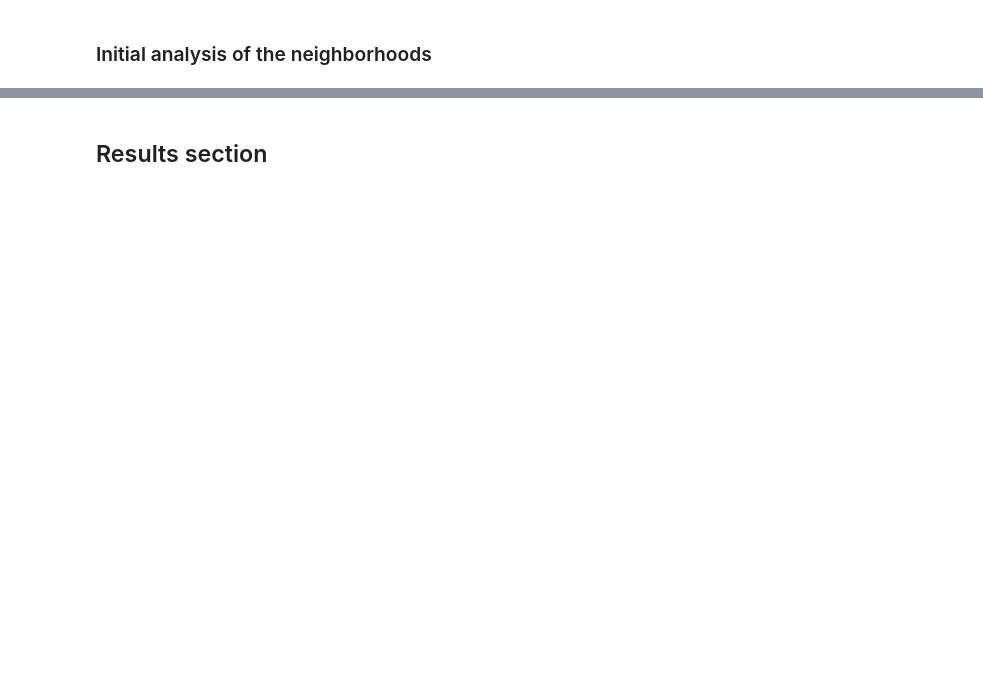
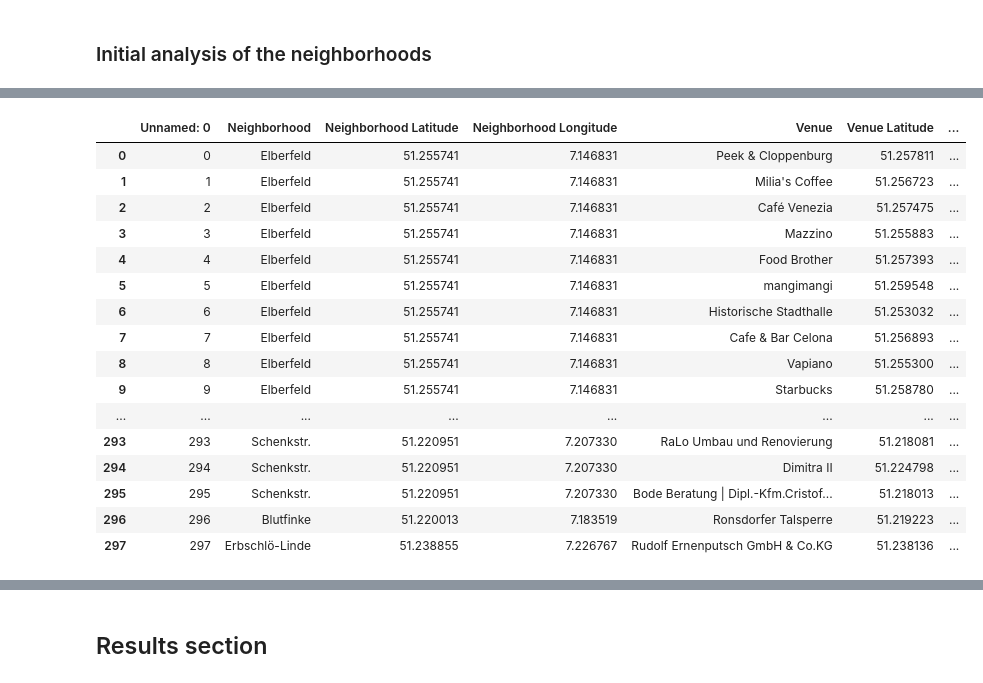
Before and after one commit to TST31/Coursera_Capstone, a Jupyter notebook: Coursera Final Project.ipynb, the cells around one changed output, grey strips where cells are left out. Drawn from its saved outputs; the diff is of its cells as text; code cells hidden in the pictures; blank space fills up the shorter version.

```diff
--- a/Coursera Final Project.ipynb
+++ b/Coursera Final Project.ipynb
@@ -111,0 +235,3 @@ d_wiki
+# %%
+#wuppertal_venues.to_csv("wuppertal_venues.csv")
+wuppertal_venues = pd.read_csv("wuppertal_venues.csv")
@@ -206,0 +370,34 @@ world_map
+# %%
+shops = ["Supermarket", "Drugstore", "Bakery", "Clothing Store", "Coffe Shop", "Ice Cream Shop", "Grocery Store", "Big Box Store", "Electronics Store", "Sporting Goods Shop", "Pharmacy", "Shopping Mall", "Convenience Store", "Organic Grocery", "Bookstore", "Paper / Office Supplies Store", "Hardware Store", "Stationery Store", "Automotive Shop", "Discount Store", "Hobby Shop", "Furniture / Home Store", "Farmers Market", "Miscellaneous Shop", "Shoe Store", "Flea Market", "Mobile Phone Shop", "Department Store", "Camera Store", "Photography Studio", "Tailor Shop", "Fruit & Vegetable Store"]
+kids_unfriendly = ["Intersection", "Liquor Store", "Gastropub", "Cocktail Bar", "Hookah Bar", "Bar", "Beer Bar", "Nightclub", "Light Rail Station", "Train Station", "Pub", "Lottery Retailer", "Bridge", "Hostel", "Smoke Shop"]
+imbiss = ["Café", "Fast Food Restaurant", "Pizza Place", "Diner", "Sandwich Place", "Burger Joint", "Snack Place", "Bistro", "Doner Restaurant", "Fried Chicken Joint", "Food & Drink Shop"]
+restaurant = ["Japanese Restaurant", "Scandinavian Restaurant", "American Restaurant", "Steakhouse", "Asian Restaurant", "Falafel Restaurant", "Modern European Restaurant", "Mexican Restaurant", "Korean Restaurant", "Grilled Meat Restaurant", "Turkish Restaurant", "Spanish Restaurant", "Chinese Restaurant", "Greek Restaurant", "BBQ Joint", "German Restaurant", "Restaurant", "Italian Restaurant"]
+activities = ["Park", "Plaza", "Pool", "Trail", "Soccer Field", "Golf Course", "Botanical Garden", "Sculpture Garden", "Climbing Gym", "Zoo", "Zoo Exhibit", "Water Park", "Theater", "Sports Club", "Lake"]
+hotels = ["Hotel", "Hostel"]
+
+wuppertal_venues.loc[wuppertal_venues["Venue Category"].isin(shops), "Category"] = "Rest"
+wuppertal_venues.loc[wuppertal_venues["Venue Category"].isin(kids_unfriendly), "Category"] = "Unfriendly"
+wuppertal_venues.loc[wuppertal_venues["Venue Category"].isin(imbiss), "Category"] = "Rest"
+wuppertal_venues.loc[wuppertal_venues["Venue Category"].isin(restaurant), "Category"] = "Rest"
+wuppertal_venues.loc[wuppertal_venues["Venue Category"].isin(activities), "Category"] = "Activity"
+wuppertal_venues.loc[wuppertal_venues["Venue Category"].isin(hotels), "Category"] = "Rest"
+wuppertal_venues.loc[wuppertal_venues["Category"]!=wuppertal_venues["Category"], "Category"] = "Rest"
+wuppertal_venues
+# %% [output]
+|  | Unnamed: 0 | Neighborhood | Neighborhood Latitude | Neighborhood Longitude | Venue | Venue Latitude | ... |
+| 0 | 0 | Elberfeld | 51.255741 | 7.146831 | Peek & Cloppenburg | 51.257811 | ... |
+| 1 | 1 | Elberfeld | 51.255741 | 7.146831 | Milia's Coffee | 51.256723 | ... |
+| 2 | 2 | Elberfeld | 51.255741 | 7.146831 | Café Venezia | 51.257475 | ... |
+| 3 | 3 | Elberfeld | 51.255741 | 7.146831 | Mazzino | 51.255883 | ... |
+| 4 | 4 | Elberfeld | 51.255741 | 7.146831 | Food Brother | 51.257393 | ... |
+| 5 | 5 | Elberfeld | 51.255741 | 7.146831 | mangimangi | 51.259548 | ... |
+| 6 | 6 | Elberfeld | 51.255741 | 7.146831 | Historische Stadthalle | 51.253032 | ... |
+| 7 | 7 | Elberfeld | 51.255741 | 7.146831 | Cafe & Bar Celona | 51.256893 | ... |
+| 8 | 8 | Elberfeld | 51.255741 | 7.146831 | Vapiano | 51.255300 | ... |
+| 9 | 9 | Elberfeld | 51.255741 | 7.146831 | Starbucks | 51.258780 | ... |
+| ... | ... | ... | ... | ... | ... | ... | ... |
+| 293 | 293 | Schenkstr. | 51.220951 | 7.207330 | RaLo Umbau und Renovierung | 51.218081 | ... |
+| 294 | 294 | Schenkstr. | 51.220951 | 7.207330 | Dimitra II | 51.224798 | ... |
+| 295 | 295 | Schenkstr. | 51.220951 | 7.207330 | Bode Beratung | Dipl.-Kfm.Cristof... | 51.218013 | ... |
+| 296 | 296 | Blutfinke | 51.220013 | 7.183519 | Ronsdorfer Talsperre | 51.219223 | ... |
+| 297 | 297 | Erbschlö-Linde | 51.238855 | 7.226767 | Rudolf Ernenputsch GmbH & Co.KG | 51.238136 | ... |
```
Also changed, not shown: parts of 63 cells of this notebook.
